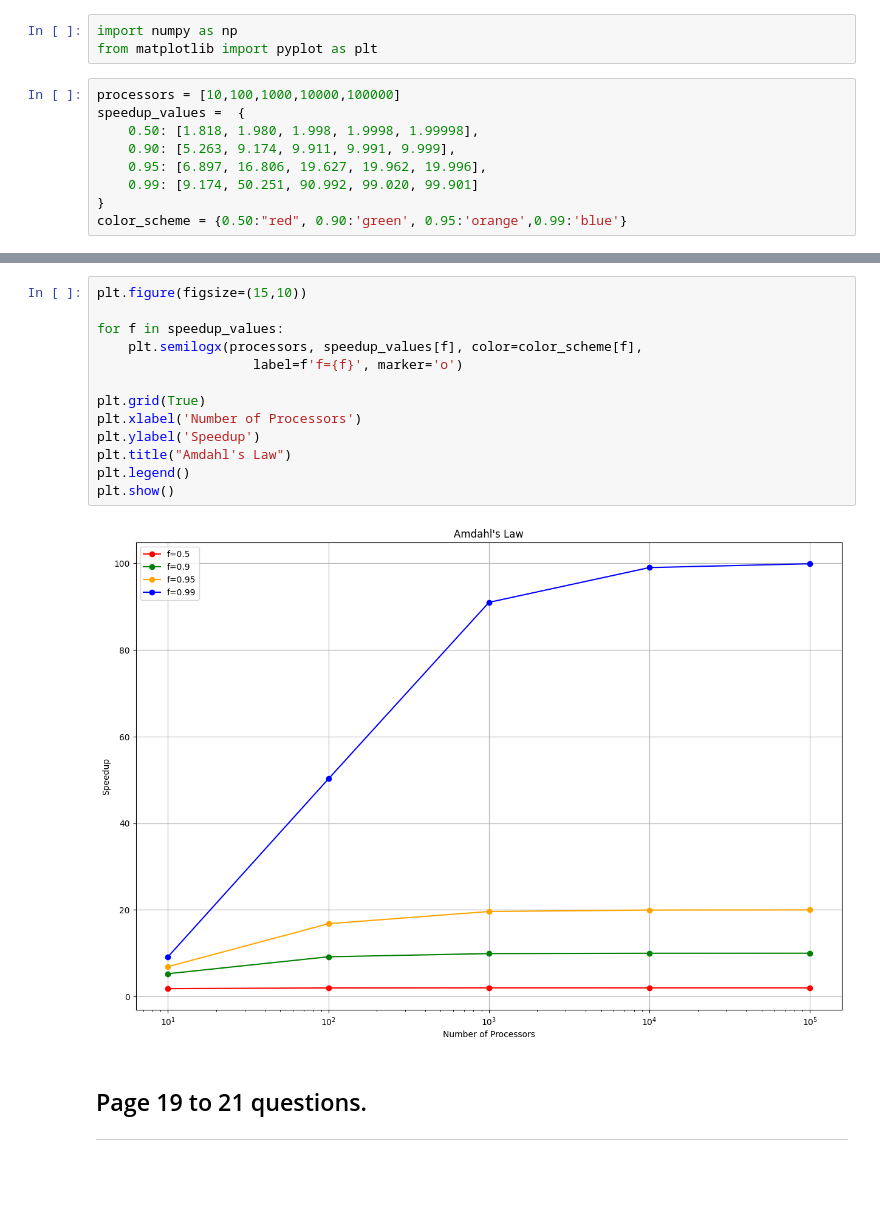
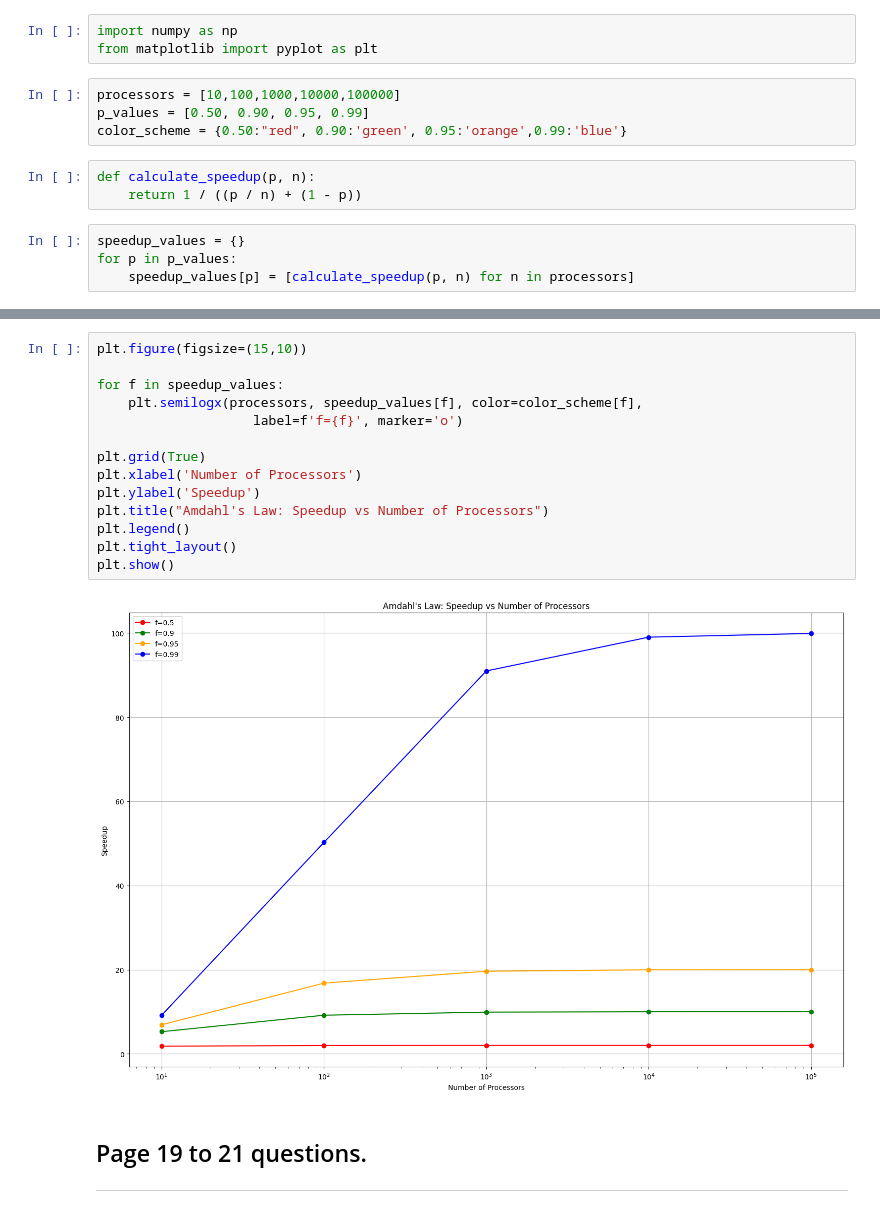
Before and after one commit to cmm25/Parallel-systems, a Jupyter notebook: Amdahl's/work.ipynb, the cells around one changed output, grey strips where cells are left out. Drawn from its saved outputs; the diff is of its cells as text; blank space fills up the shorter version.

Commit message:
updated the graph code

```diff
--- a/Amdahl's/work.ipynb
+++ b/Amdahl's/work.ipynb
@@ -6,10 +6,12 @@ import numpy as np
 from matplotlib import pyplot as plt
 # %%
 processors = [10,100,1000,10000,100000]
-speedup_values =  {
-    0.50: [1.818, 1.980, 1.998, 1.9998, 1.99998],
-    0.90: [5.263, 9.174, 9.911, 9.991, 9.999],
-    0.95: [6.897, 16.806, 19.627, 19.962, 19.996],
-    0.99: [9.174, 50.251, 90.992, 99.020, 99.901]
-}
+p_values = [0.50, 0.90, 0.95, 0.99]
 color_scheme = {0.50:"red", 0.90:'green', 0.95:'orange',0.99:'blue'}
+# %%
+def calculate_speedup(p, n):
+    return 1 / ((p / n) + (1 - p))
+# %%
+speedup_values = {}
+for p in p_values:
+    speedup_values[p] = [calculate_speedup(p, n) for n in processors]
@@ -16,18 +43,19 @@ color_scheme = {0.50:"red", 0.90:'green', 0.95:'orange',0.99:'blue'}
 # %%
 plt.figure(figsize=(15,10))
 
 for f in speedup_values:
     plt.semilogx(processors, speedup_values[f], color=color_scheme[f],
                     label=f'f={f}', marker='o')
 
 plt.grid(True)
 plt.xlabel('Number of Processors')
 plt.ylabel('Speedup')
-plt.title("Amdahl's Law")
+plt.title("Amdahl's Law: Speedup vs Number of Processors")
 plt.legend()
+plt.tight_layout()
 plt.show()
 # %% [output]
-[figure, old version]
+[figure, new version]
 # %% [markdown]
 ## Page 19 to 21 questions.
 ---
```
Also changed, not shown: parts of 2 cells of this notebook.
